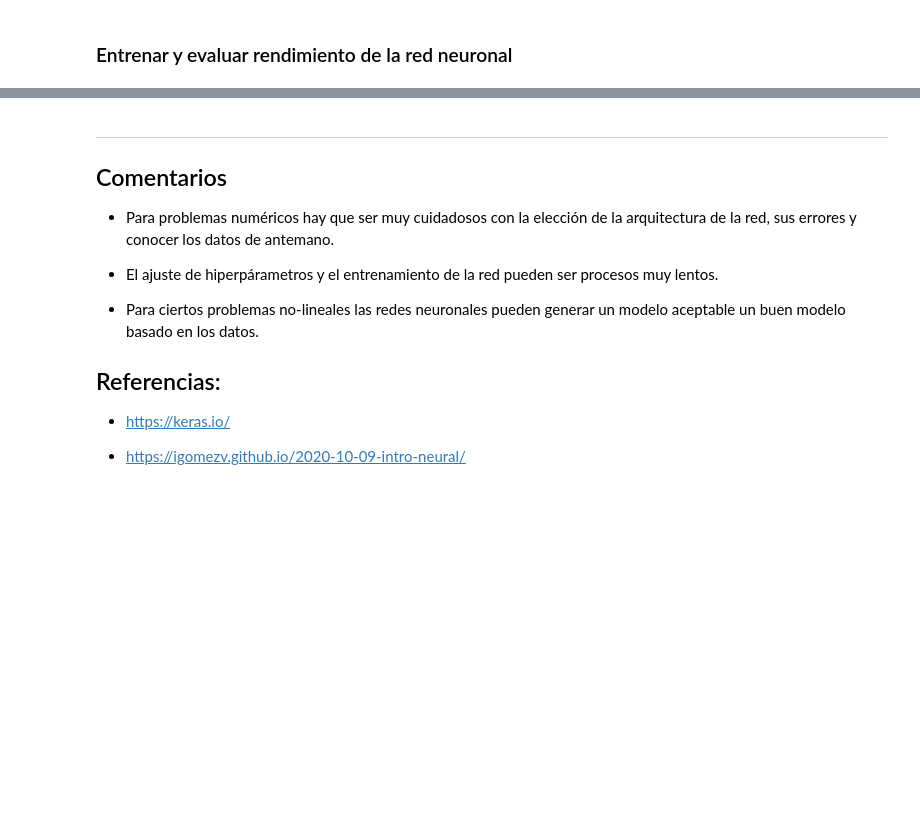
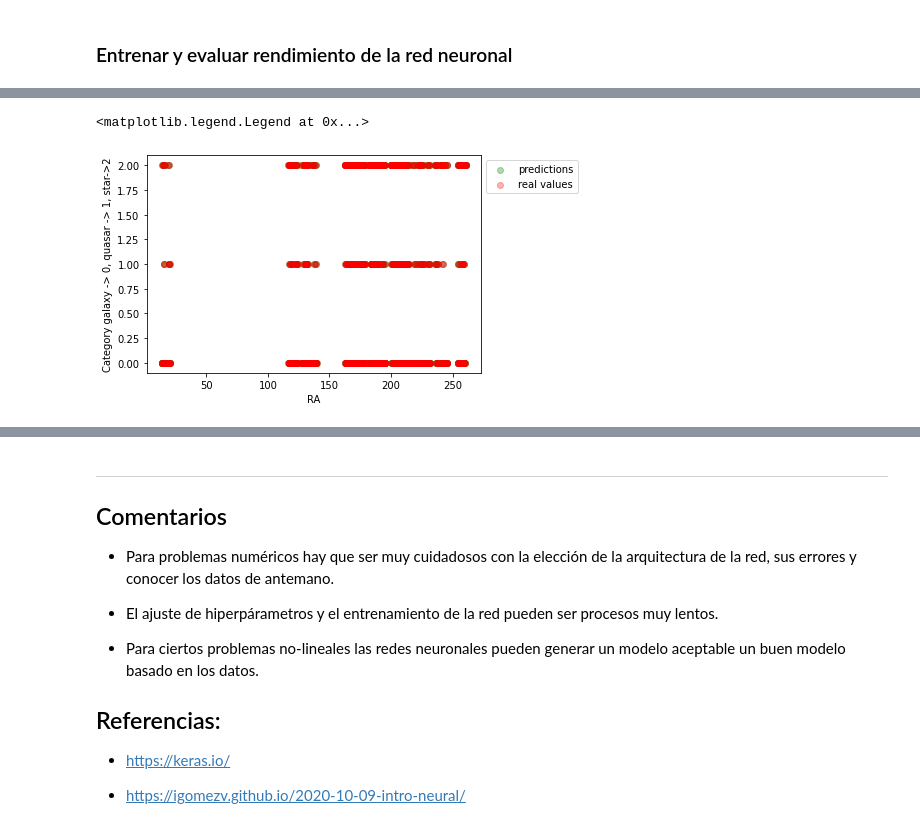
Before and after one commit to igomezv/MACS_2021_ML_basics_neural_networks, a Jupyter notebook: 3-Redes_neuronales_keras.ipynb, the cells around one changed output, grey strips where cells are left out. Saved outputs shown, nothing was run; the diff lists cells and outputs as text; code cells hidden in the pictures; blank space fills up the shorter version.

```diff
--- a/3-Redes_neuronales_keras.ipynb
+++ b/3-Redes_neuronales_keras.ipynb
@@ -617,0 +628,12 @@ array([[0.86929345]], dtype=float32)
+# %%
+predictions = np.abs(network.predict(xtest).round())
+# %%
+# aciertos = (ytest == predictions)
+plt.scatter(xtest[:,0], predictions, alpha=0.3, color='green', label='predictions')
+plt.scatter(xtest[:,0], ytest, alpha=0.3, color='red', label='real values')
+plt.xlabel('RA')
+plt.ylabel('Category galaxy -> 0, quasar -> 1, star->2')
+plt.legend(bbox_to_anchor=(1.0,1.0))
+# %% [output]
+<matplotlib.legend.Legend at 0x...>
+[figure, added]
```
Also changed, not shown: parts of 16 cells of this notebook.
